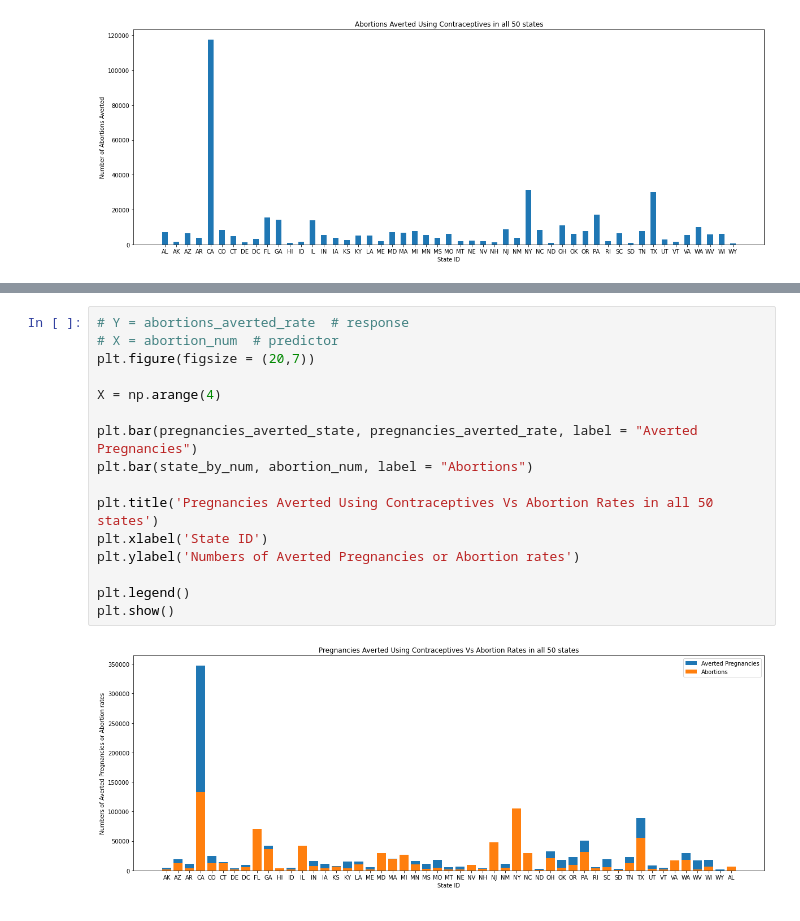
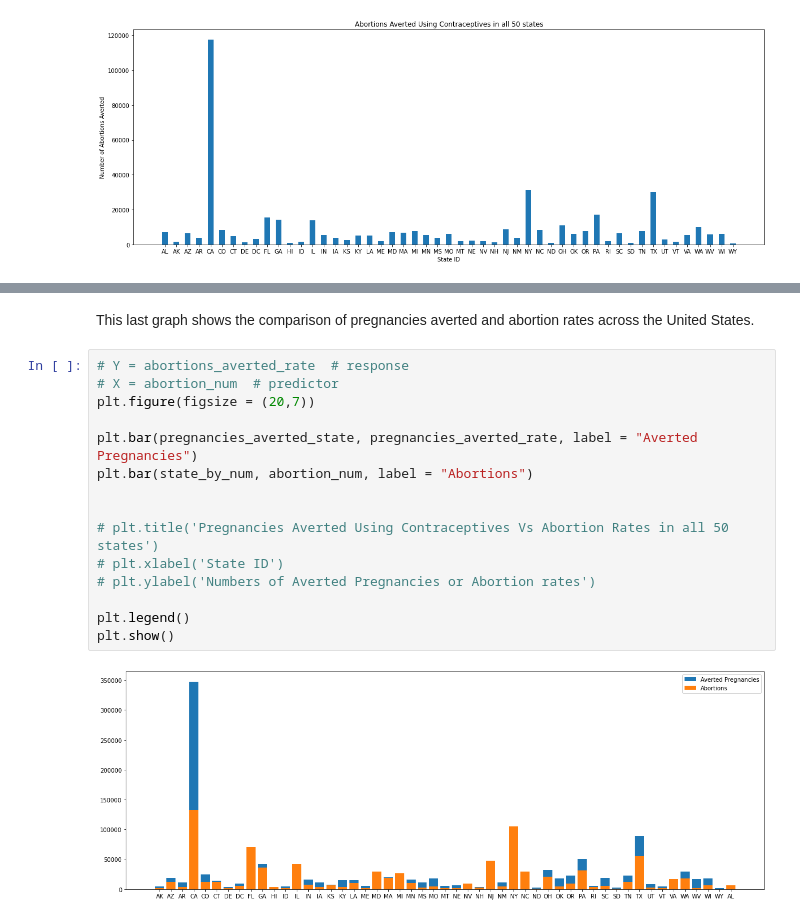
Before and after one commit to ebeberness/hcde-410-final, a Jupyter notebook: final_project_graphs.ipynb, the cells around one changed output, grey strips where cells are left out. Saved outputs shown, nothing was run; the diff lists cells and outputs as text.

```diff
--- a/final_project_graphs.ipynb
+++ b/final_project_graphs.ipynb
@@ -185,18 +197,19 @@ LinearRegression()
+# %% [markdown]
+This last graph shows the comparison of pregnancies averted and abortion rates across the United States.
 # %%
 # Y = abortions_averted_rate  # response
 # X = abortion_num  # predictor
 plt.figure(figsize = (20,7))
 
-X = np.arange(4)
-
 plt.bar(pregnancies_averted_state, pregnancies_averted_rate, label = "Averted Pregnancies")
 plt.bar(state_by_num, abortion_num, label = "Abortions")
 
-plt.title('Pregnancies Averted Using Contraceptives Vs Abortion Rates in all 50 states')
-plt.xlabel('State ID')
-plt.ylabel('Numbers of Averted Pregnancies or Abortion rates')
+
+# plt.title('Pregnancies Averted Using Contraceptives Vs Abortion Rates in all 50 states')
+# plt.xlabel('State ID')
+# plt.ylabel('Numbers of Averted Pregnancies or Abortion rates')
 
 plt.legend()
 plt.show()
 # %% [output]
-[figure, old version]
+[figure, new version]
```
Also changed, not shown: parts of 17 cells of this notebook, 3 other files.
